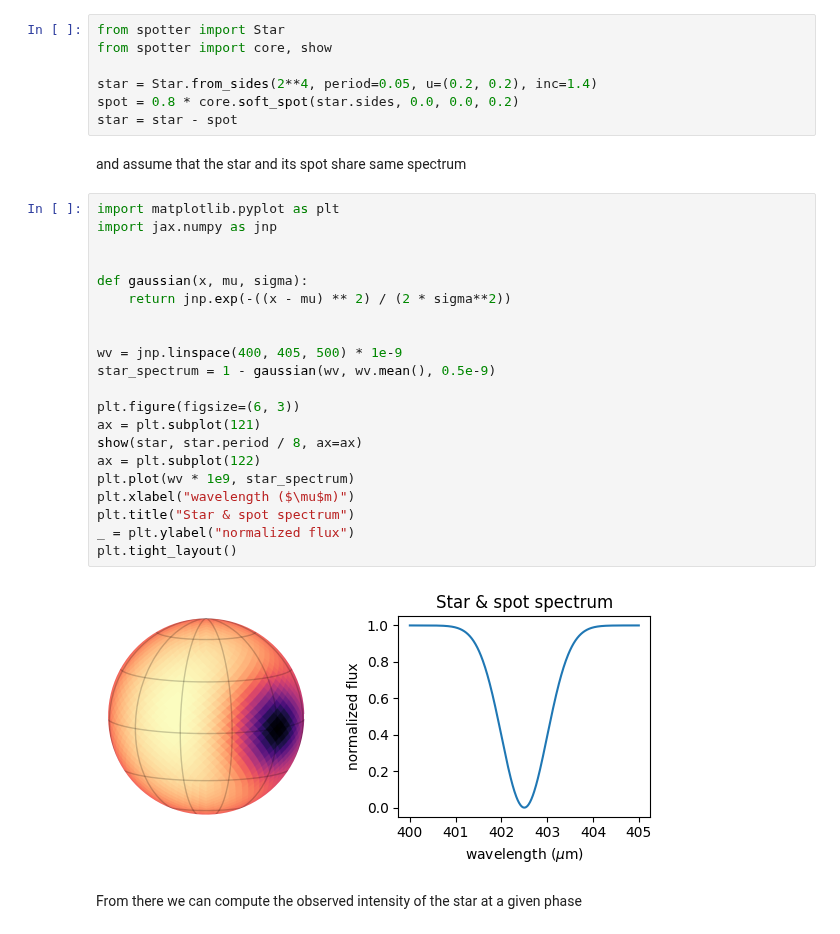
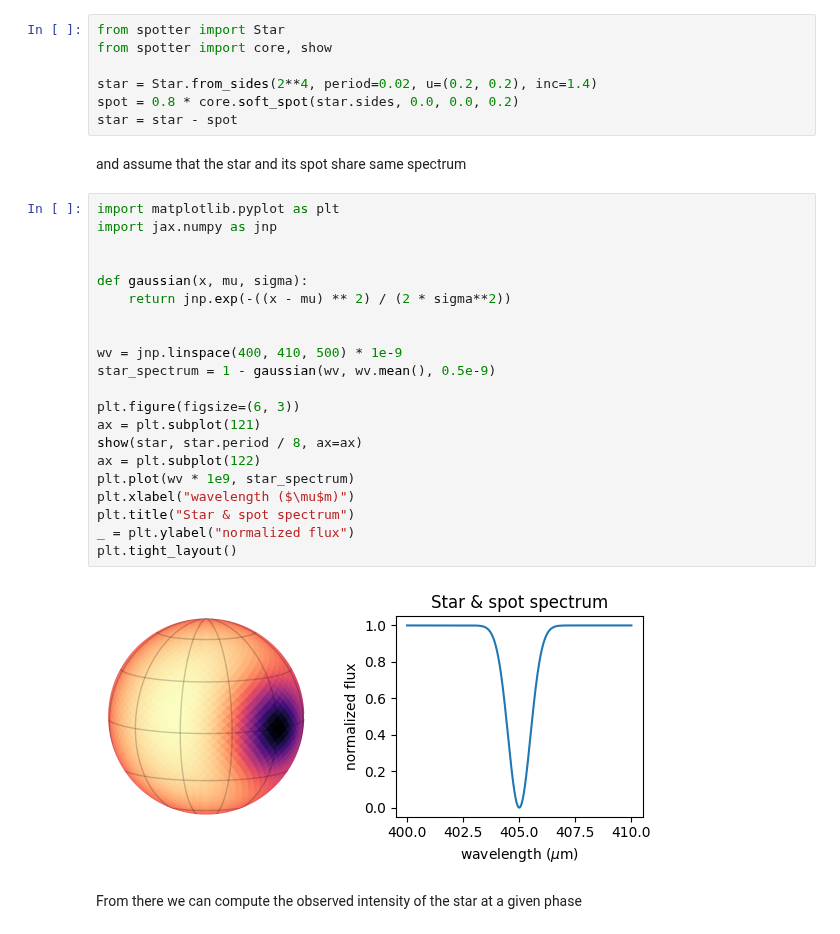
Before and after one commit to lgrcia/spotter, a Jupyter notebook: docs/notebooks/spectral.ipynb, the cells around one changed output. Cells and saved outputs as stored; diff of their text form.

```diff
--- a/docs/notebooks/spectral.ipynb
+++ b/docs/notebooks/spectral.ipynb
@@ -14,7 +14,7 @@ We first create a surface with a single spot
 from spotter import Star
 from spotter import core, show
 
-star = Star.from_sides(2**4, period=0.05, u=(0.2, 0.2), inc=1.4)
+star = Star.from_sides(2**4, period=0.02, u=(0.2, 0.2), inc=1.4)
 spot = 0.8 * core.soft_spot(star.sides, 0.0, 0.0, 0.2)
 star = star - spot
 # %% [markdown]
@@ -22,26 +22,26 @@ and assume that the star and its spot share same spectrum
 # %%
 import matplotlib.pyplot as plt
 import jax.numpy as jnp
 
 
 def gaussian(x, mu, sigma):
     return jnp.exp(-((x - mu) ** 2) / (2 * sigma**2))
 
 
-wv = jnp.linspace(400, 405, 500) * 1e-9
+wv = jnp.linspace(400, 410, 500) * 1e-9
 star_spectrum = 1 - gaussian(wv, wv.mean(), 0.5e-9)
 
 plt.figure(figsize=(6, 3))
 ax = plt.subplot(121)
 show(star, star.period / 8, ax=ax)
 ax = plt.subplot(122)
 plt.plot(wv * 1e9, star_spectrum)
 plt.xlabel("wavelength ($\mu$m)")
 plt.title("Star & spot spectrum")
 _ = plt.ylabel("normalized flux")
 plt.tight_layout()
 # %% [output]
-[figure, old version]
+[figure, new version]
 # %% [markdown]
 From there we can compute the observed intensity of the star at a given phase
 # %%
```
Also changed, not shown: parts of 3 cells of this notebook, 3 other files.
